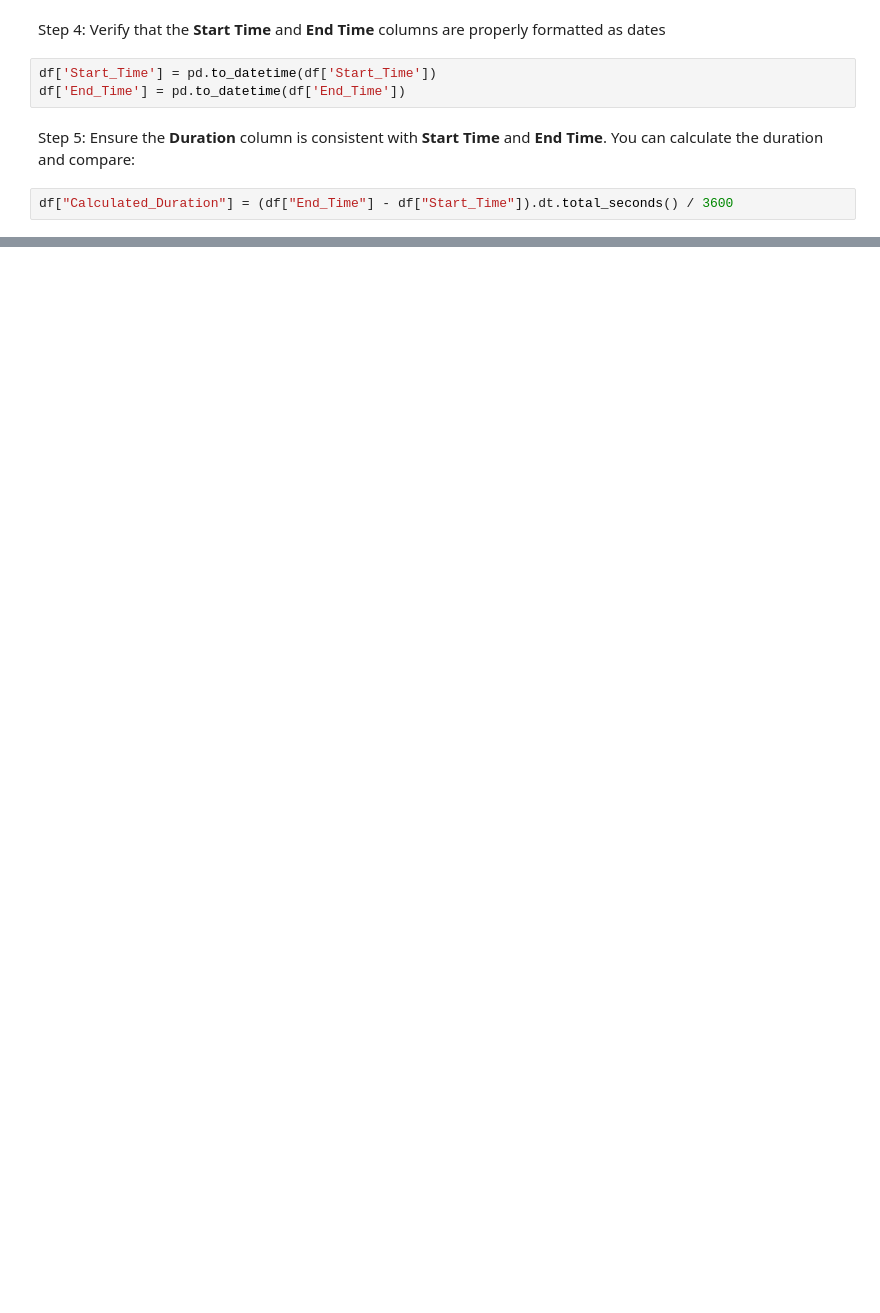
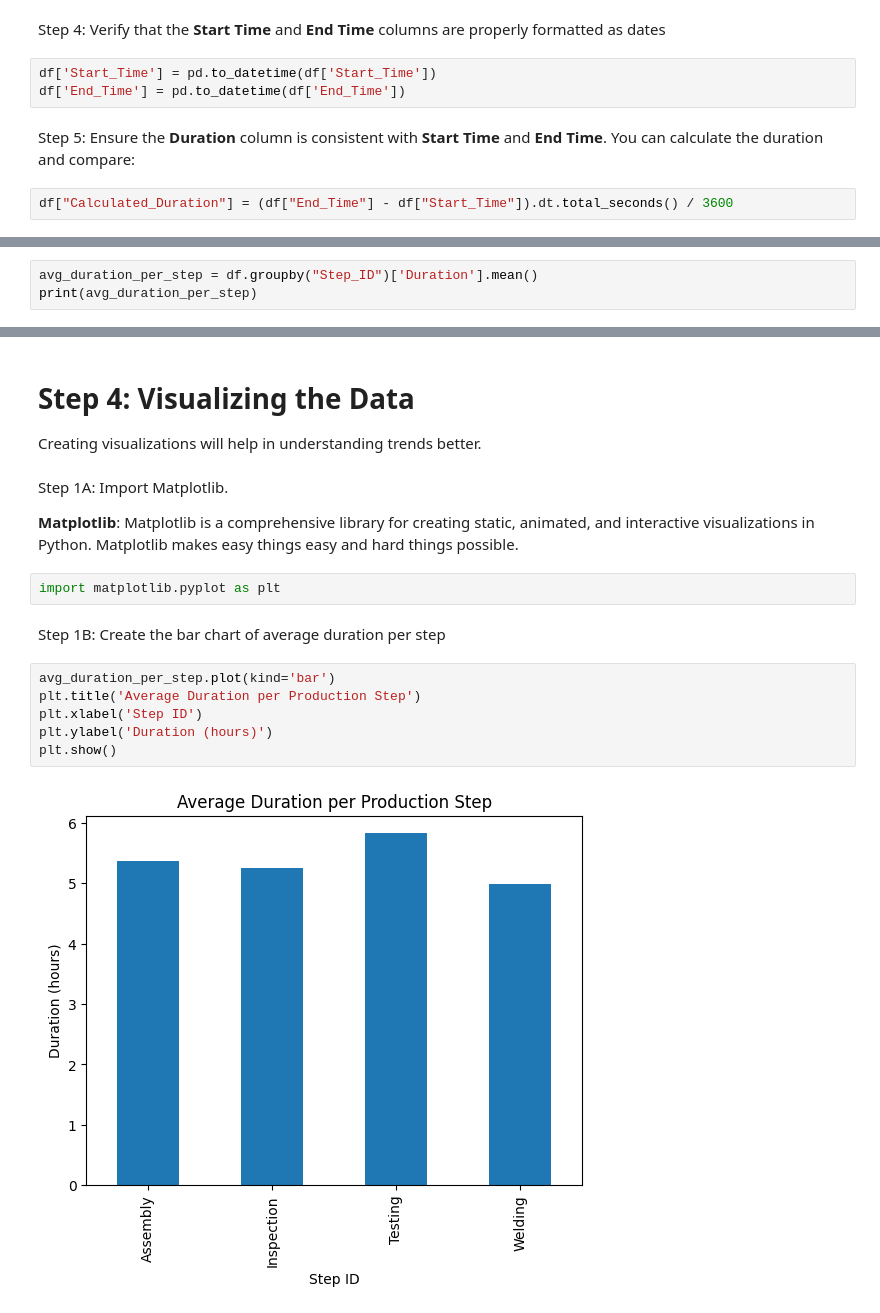
Before and after one commit to CMoser965/Data_Science_01, a Jupyter notebook: src/main.ipynb, the cells around one changed output, grey strips where cells are left out. Drawn from its saved outputs; the diff is of its cells as text; blank space fills up the shorter version.

```diff
--- a/src/main.ipynb
+++ b/src/main.ipynb
@@ -56,0 +75,3 @@ df["Calculated_Duration"] = (df["End_Time"] - df["Start_Time"]).dt.total_seconds
+# %%
+avg_duration_per_step = df.groupby("Step_ID")['Duration'].mean()
+print(avg_duration_per_step)
@@ -56,0 +97,19 @@ df["Calculated_Duration"] = (df["End_Time"] - df["Start_Time"]).dt.total_seconds
+# %% [markdown]
+# Step 4: Visualizing the Data
+Creating visualizations will help in understanding trends better.
+# %% [markdown]
+Step 1A: Import Matplotlib.
+
+**Matplotlib**: Matplotlib is a comprehensive library for creating static, animated, and interactive visualizations in Python. Matplotlib makes easy things easy and hard things possible.
+# %%
+import matplotlib.pyplot as plt
+# %% [markdown]
+Step 1B: Create the bar chart of average duration per step
+# %%
+avg_duration_per_step.plot(kind='bar')
+plt.title('Average Duration per Production Step')
+plt.xlabel('Step ID')
+plt.ylabel('Duration (hours)')
+plt.show()
+# %% [output]
+[figure, added]
```
Also changed, not shown: parts of 17 cells of this notebook.
